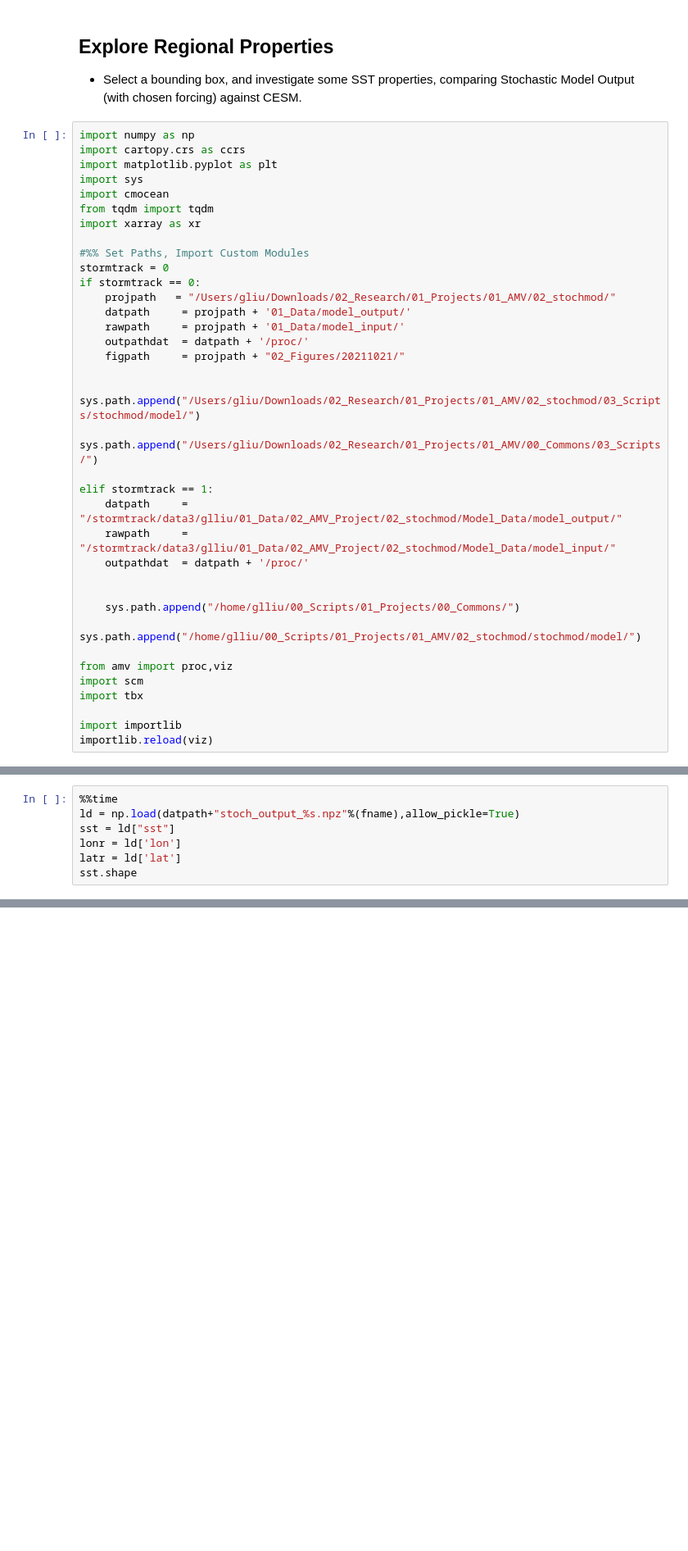
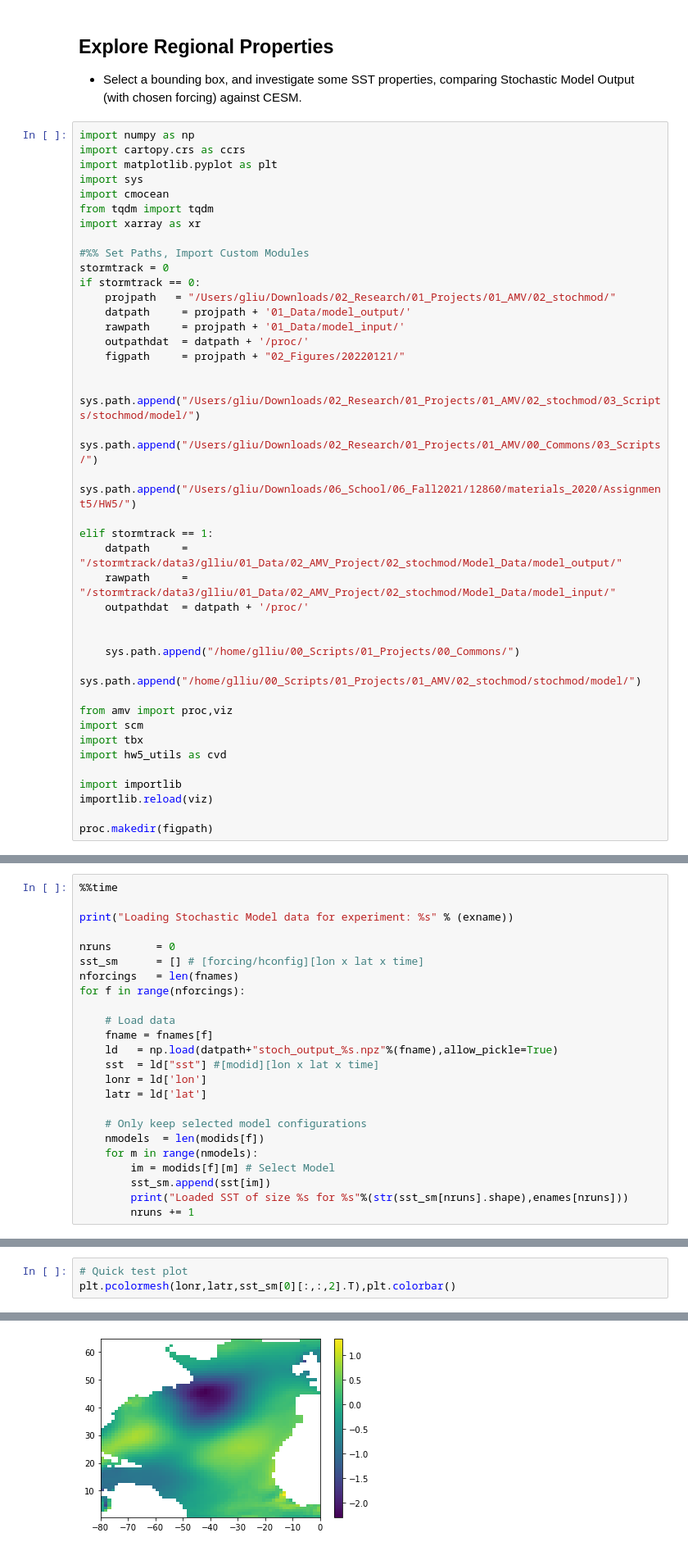
Before and after one commit to glennliu265/stochmod, a Jupyter notebook: analysis/Explore_Regional_Properties.ipynb, the cells around one changed output, grey strips where cells are left out. Shown at 82% size. Saved outputs shown, nothing was run; the diff lists cells and outputs as text; blank space fills up the shorter version.

```diff
--- a/analysis/Explore_Regional_Properties.ipynb
+++ b/analysis/Explore_Regional_Properties.ipynb
@@ -18,10 +18,11 @@ if stormtrack == 0:
     datpath     = projpath + '01_Data/model_output/'
     rawpath     = projpath + '01_Data/model_input/'
     outpathdat  = datpath + '/proc/'
-    figpath     = projpath + "02_Figures/20211021/"
+    figpath     = projpath + "02_Figures/20220121/"
 
     sys.path.append("/Users/gliu/Downloads/02_Research/01_Projects/01_AMV/02_stochmod/03_Scripts/stochmod/model/")
     sys.path.append("/Users/gliu/Downloads/02_Research/01_Projects/01_AMV/00_Commons/03_Scripts/")
+    sys.path.append("/Users/gliu/Downloads/06_School/06_Fall2021/12860/materials_2020/Assignment5/HW5/")
 
 elif stormtrack == 1:
     datpath     = "/stormtrack/data3/glliu/01_Data/02_AMV_Project/02_stochmod/Model_Data/model_output/"
@@ -35,7 +36,10 @@ elif stormtrack == 1:
 from amv import proc,viz
 import scm
 import tbx
+import hw5_utils as cvd
 
 import importlib
 importlib.reload(viz)
+
+proc.makedir(figpath)
 # %% [output]
@@ -47,8 +76,25 @@ fname = 'forcingflxeof_090pct_SLAB-PIC_eofcorr2_1000yr_run011_ampq3_method4_dmp0
 # %%
 %%time
-ld = np.load(datpath+"stoch_output_%s.npz"%(fname),allow_pickle=True)
-sst = ld["sst"]
-lonr = ld['lon']
-latr = ld['lat']
-sst.shape
+
+print("Loading Stochastic Model data for experiment: %s" % (exname))
+
+nruns       = 0
+sst_sm      = [] # [forcing/hconfig][lon x lat x time]
+nforcings   = len(fnames)
+for f in range(nforcings):
+
+    # Load data
+    fname = fnames[f]
+    ld   = np.load(datpath+"stoch_output_%s.npz"%(fname),allow_pickle=True)
+    sst  = ld["sst"] #[modid][lon x lat x time]
+    lonr = ld['lon']
+    latr = ld['lat']
+
+    # Only keep selected model configurations
+    nmodels  = len(modids[f])
+    for m in range(nmodels):
+        im = modids[f][m] # Select Model
+        sst_sm.append(sst[im])
+        print("Loaded SST of size %s for %s"%(str(sst_sm[nruns].shape),enames[nruns]))
+        nruns += 1
 # %% [output]
@@ -57,0 +106,4 @@ Wall time: 1.64 s
+# %%
+# Quick test plot
+plt.pcolormesh(lonr,latr,sst_sm[0][:,:,2].T),plt.colorbar()
+# %% [output]
@@ -57,0 +112 @@ Wall time: 1.64 s
+[figure, added]
```
Also changed, not shown: parts of 24 cells of this notebook.
